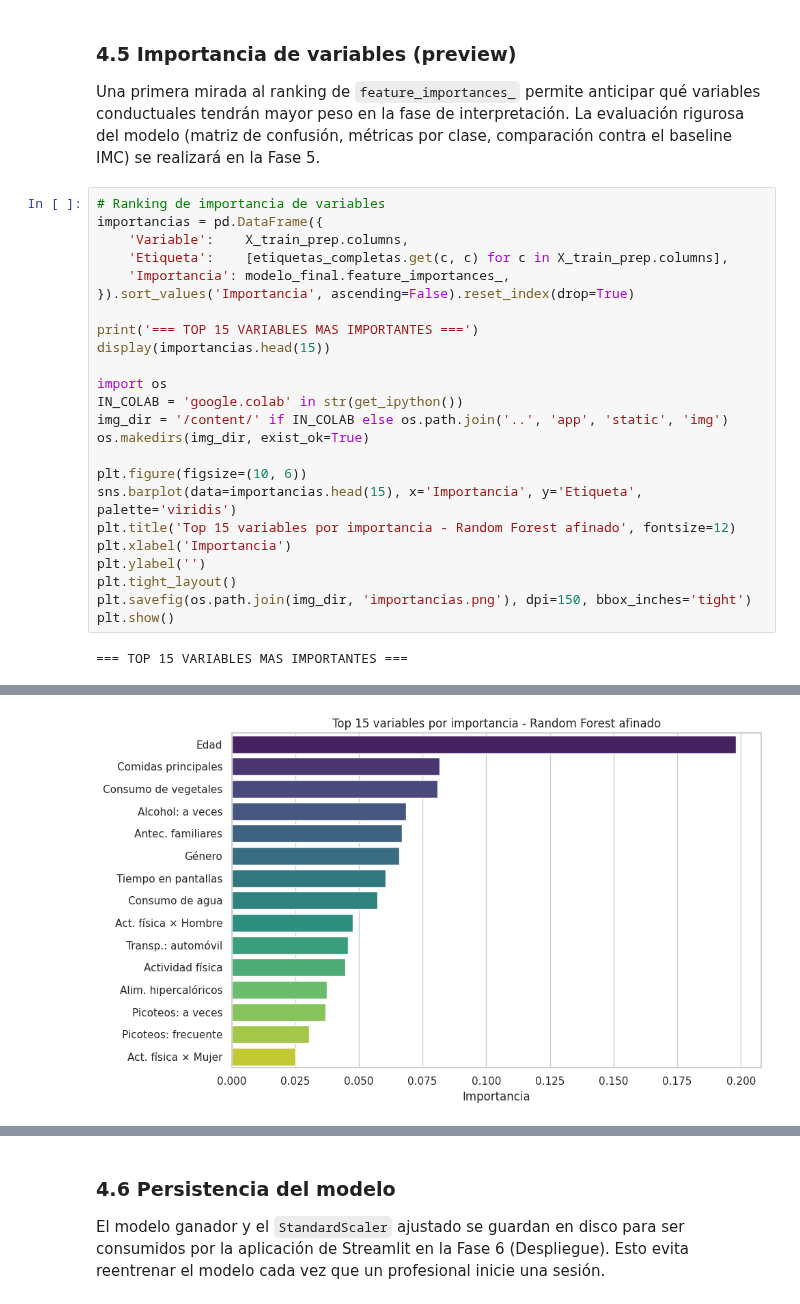
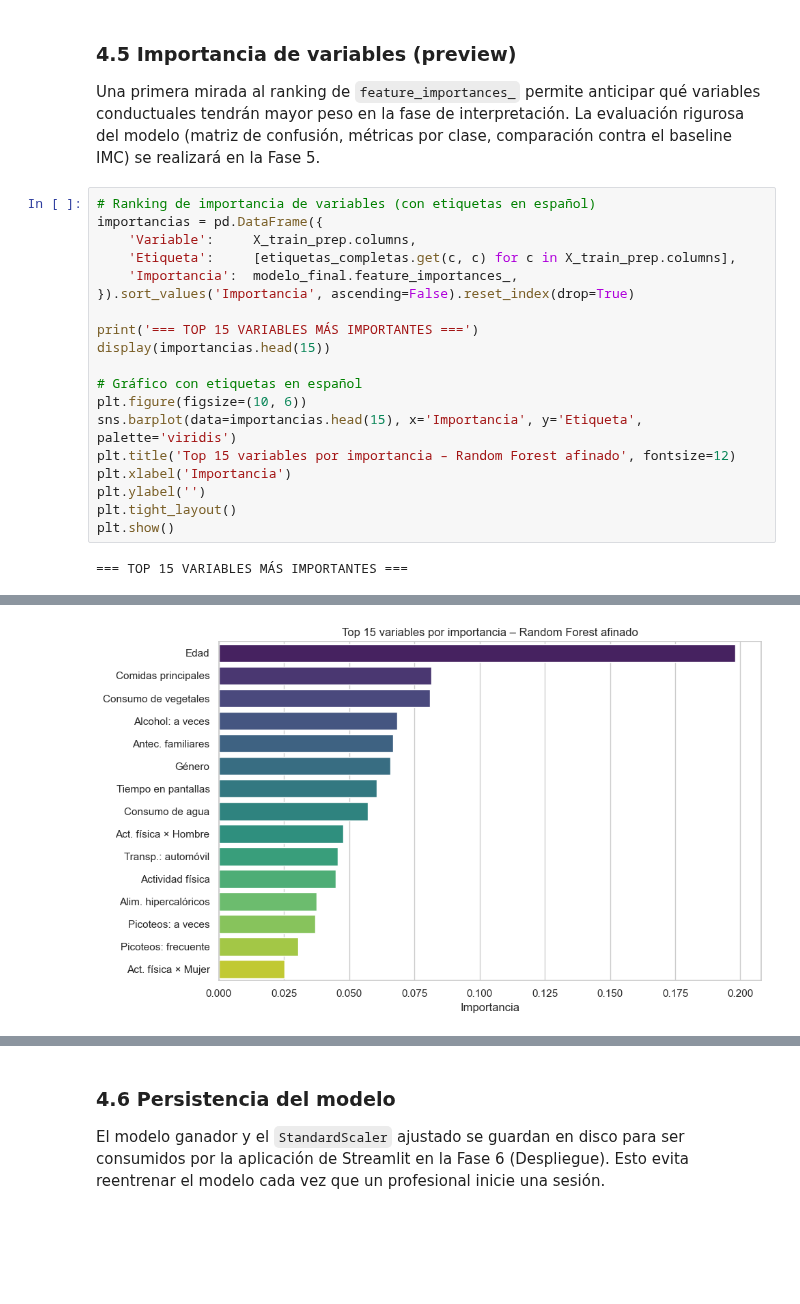
Before and after one commit to DaSilvaCesar/Tp-Ingenieria-Software, a Jupyter notebook: Proyecto_ingenieria_3.ipynb, the cells around one changed output, grey strips where cells are left out. Drawn from its saved outputs; the diff is of its cells as text; blank space fills up the shorter version.

```diff
--- a/Proyecto_ingenieria_3.ipynb
+++ b/Proyecto_ingenieria_3.ipynb
@@ -1263,45 +1287,40 @@ Mejores hiperparámetros: {'max_depth': 20, 'min_samples_leaf': 1, 'min_samples_
 
 Una primera mirada al ranking de `feature_importances_` permite anticipar qué variables conductuales tendrán mayor peso en la fase de interpretación. La evaluación rigurosa del modelo (matriz de confusión, métricas por clase, comparación contra el baseline IMC) se realizará en la Fase 5.
 # %%
-# Ranking de importancia de variables
+# Ranking de importancia de variables (con etiquetas en español)
 importancias = pd.DataFrame({
-    'Variable':    X_train_prep.columns,
-    'Etiqueta':    [etiquetas_completas.get(c, c) for c in X_train_prep.columns],
-    'Importancia': modelo_final.feature_importances_,
+    'Variable':     X_train_prep.columns,
+    'Etiqueta':     [etiquetas_completas.get(c, c) for c in X_train_prep.columns],
+    'Importancia':  modelo_final.feature_importances_,
 }).sort_values('Importancia', ascending=False).reset_index(drop=True)
 
-print('=== TOP 15 VARIABLES MAS IMPORTANTES ===')
+print('=== TOP 15 VARIABLES MÁS IMPORTANTES ===')
 display(importancias.head(15))
 
-import os
-IN_COLAB = 'google.colab' in str(get_ipython())
-img_dir = '/content/' if IN_COLAB else os.path.join('..', 'app', 'static', 'img')
-os.makedirs(img_dir, exist_ok=True)
-
+# Gráfico con etiquetas en español
 plt.figure(figsize=(10, 6))
 sns.barplot(data=importancias.head(15), x='Importancia', y='Etiqueta', palette='viridis')
-plt.title('Top 15 variables por importancia - Random Forest afinado', fontsize=12)
+plt.title('Top 15 variables por importancia – Random Forest afinado', fontsize=12)
 plt.xlabel('Importancia')
 plt.ylabel('')
 plt.tight_layout()
-plt.savefig(os.path.join(img_dir, 'importancias.png'), dpi=150, bbox_inches='tight')
 plt.show()
 # %% [output]
-=== TOP 15 VARIABLES MAS IMPORTANTES ===
+=== TOP 15 VARIABLES MÁS IMPORTANTES ===
 |  | Variable | Etiqueta | Importancia |
 | 0 | Age | Edad | 0.198088 |
 | 1 | NCP | Comidas principales | 0.081574 |
 | 2 | FCVC | Consumo de vegetales | 0.080973 |
 | 3 | CALC_Sometimes | Alcohol: a veces | 0.068398 |
 | 4 | family_history_with_overweight | Antec. familiares | 0.066786 |
 | 5 | Gender | Género | 0.065771 |
 | 6 | TUE | Tiempo en pantallas | 0.060531 |
 | 7 | CH2O | Consumo de agua | 0.057196 |
 | 8 | FAF_Male | Act. física × Hombre | 0.047660 |
 | 9 | MTRANS_Automobile | Transp.: automóvil | 0.045697 |
 | 10 | FAF | Actividad física | 0.044740 |
 | 11 | FAVC | Alim. hipercalóricos | 0.037496 |
 | 12 | CAEC_Sometimes | Picoteos: a veces | 0.036942 |
 | 13 | CAEC_Frequently | Picoteos: frecuente | 0.030522 |
 | 14 | FAF_Female | Act. física × Mujer | 0.025151 |
-[figure, old version]
+[figure, new version]
```
Also changed, not shown: parts of 44 cells of this notebook, 1 other file.
